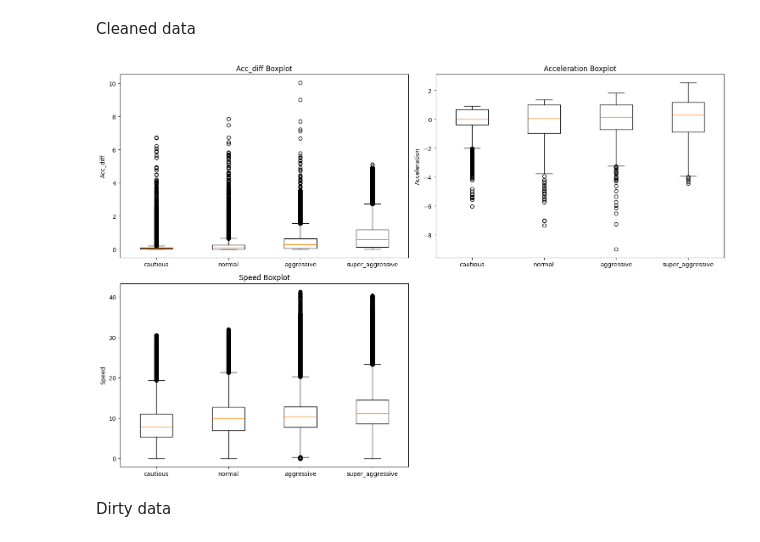
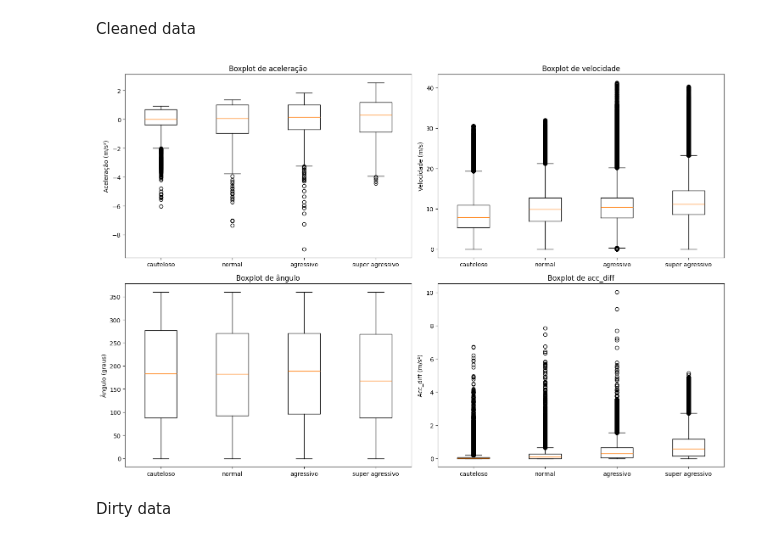
Before and after one commit to H-IAAC/sumo_data_synthesis, a Jupyter notebook: simulationData.ipynb, the cells around one changed output. Saved outputs shown, nothing was run; the diff lists cells and outputs as text; code cells hidden in the pictures.

```diff
--- a/simulationData.ipynb
+++ b/simulationData.ipynb
@@ -368,27 +368,37 @@ def get_whole_data(foldername, type_ids_random):
         df[cls] = cls_df
     return df
 # %%
-def boxplots(df, sensors, showfliers=True):
+def boxplots(df, sensors, showfliers=True, names=None, classes=None):
     fig, axes = plt.subplots(nrows=int(np.ceil(len(sensors)/2)), ncols=2, figsize=(15, 5 * int(np.ceil(len(sensors)/2))))
     axes = axes.flatten()
     cls = list(df.keys())
 
     for j in range(len(sensors)):
-        axes[j].boxplot([df[cls[i]][sensors[j]] for i in range(len(df))], tick_labels=cls, showfliers=showfliers)
-        axes[j].set_title(f'{sensors[j].capitalize()} Boxplot')
-        axes[j].set_ylabel(f'{sensors[j].capitalize()}')
+
+        if classes:
+            axes[j].boxplot([df[cls[i]][sensors[j]] for i in range(len(df))], tick_labels=classes, showfliers=showfliers)
+        else:
+            axes[j].boxplot([df[cls[i]][sensors[j]] for i in range(len(df))], tick_labels=cls, showfliers=showfliers)
+
+        if names:
+            axes[j].set_ylabel(f'{names[j].capitalize()}')
+            axes[j].set_title(f'Boxplot de {names[j].split(" ")[0]}')
+        else:
+            axes[j].set_title(f'Boxplot de {sensors[j].capitalize()}')
+            axes[j].set_ylabel(f'{sensors[j].capitalize()}')
 
     for j in range(len(sensors), len(axes)):
         fig.delaxes(axes[j])
+
     plt.tight_layout()
     plt.show()
 # %% [markdown]
 Cleaned data
 # %%
 df = get_whole_data(f'{FOLDER_NAME}/data', type_ids_random)
-boxplots(df, sensors=['acc_diff', 'acceleration', 'speed'], showfliers=True)
+boxplots(df, sensors=['acceleration', 'speed', 'angle', 'acc_diff'], showfliers=True, names=['aceleração (m/s²)', 'velocidade (m/s)', 'ângulo (graus)', 'acc_diff (m/s²)'], classes=['cauteloso', 'normal', 'agressivo', 'super agressivo'])
 # %% [output]
-[figure, old version]
+[figure, new version]
 # %% [markdown]
 Dirty data
 # %%
```
Also changed, not shown: parts of 3 cells of this notebook.
